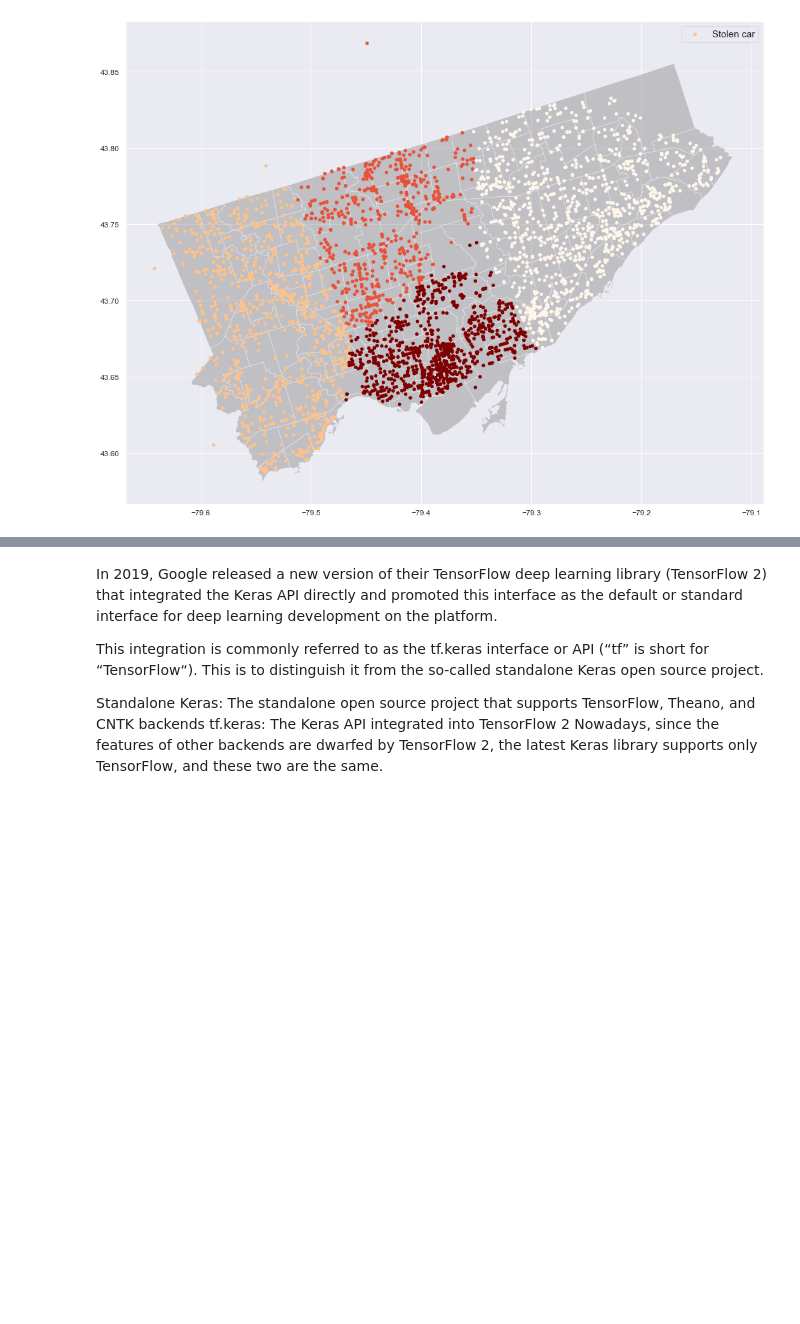
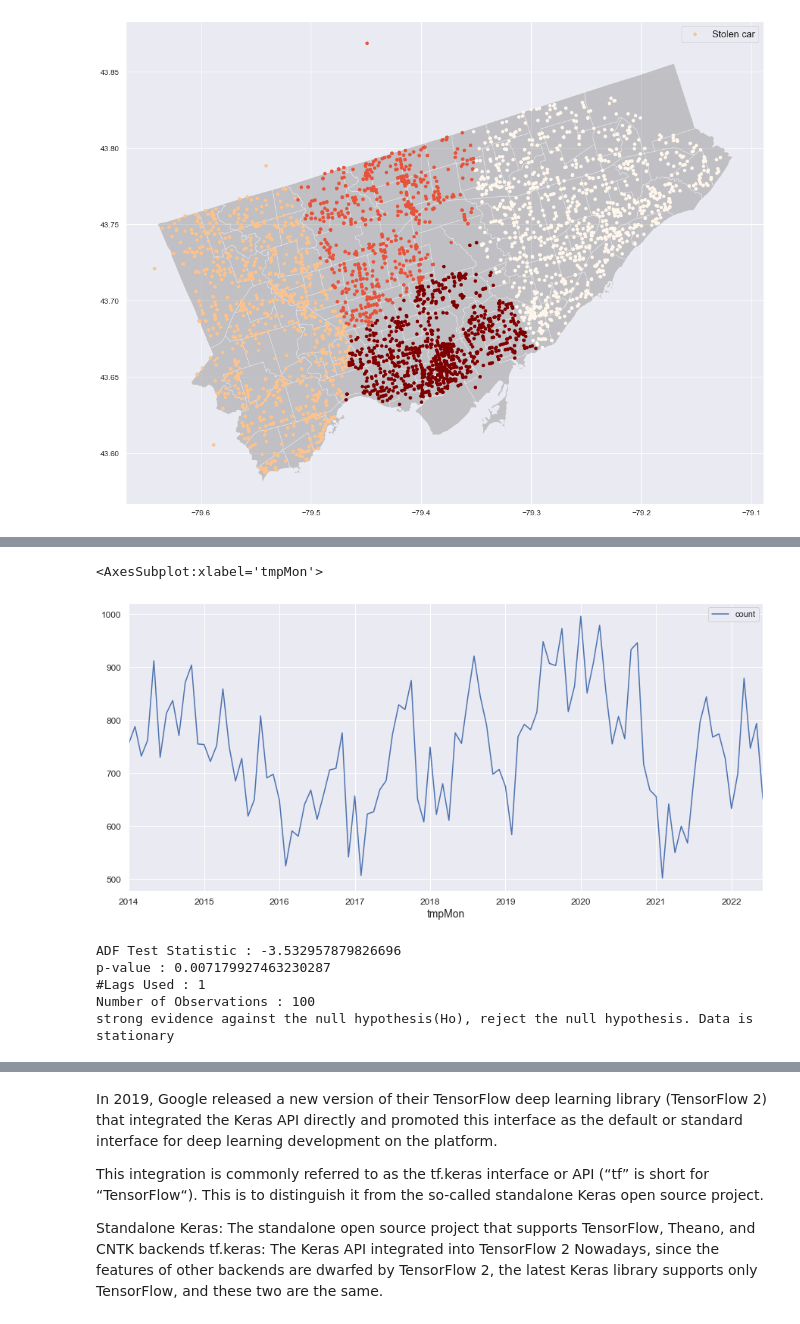
Before and after one commit to pika11/uoft-ml-group4-final-project, a Jupyter notebook: Auto_Theft.ipynb, the cells around one changed output, grey strips where cells are left out. Cells and saved outputs as stored; diff of their text form; code cells hidden in the pictures; blank space fills up the shorter version.

```diff
--- a/Auto_Theft.ipynb
+++ b/Auto_Theft.ipynb
@@ -286,0 +305,6 @@ plt.legend(prop={'size':15})
+# %%
+# create a representation of the month with strfmt
+df['tmpMon'] = df['occurrencedate'].map(lambda dt: dt.strftime('%Y-%m'))
+
+grouped_df = df.groupby('tmpMon').size().to_frame("count").reset_index()
+grouped_df.plot(kind='bar', x='tmpMon', y='count',figsize=(50, 5))
@@ -286,0 +314,11 @@ plt.legend(prop={'size':15})
+# %%
+#df['Date']= pd.to_datetime(df['Date'])
+grouped_df['tmpMon']=pd.to_datetime(grouped_df['tmpMon'])
+grouped_df.set_index('tmpMon',inplace=True)
+# %%
+from pylab import rcParams
+rcParams['figure.figsize'] = 15, 7
+grouped_df.plot()
+# %% [output]
+<AxesSubplot:xlabel='tmpMon'>
+[figure, added]
@@ -286,0 +329,19 @@ plt.legend(prop={'size':15})
+# %%
+def adfuller_test(count):
+    result=adfuller(count)
+    labels = ['ADF Test Statistic','p-value','#Lags Used','Number of Observations']
+    for value,label in zip(result,labels):
+        print(label+' : '+str(value) )
+
+    if result[1] <= 0.05:
+        print("strong evidence against the null hypothesis(Ho), reject the null hypothesis. Data is stationary")
+    else:
+        print("weak evidence against null hypothesis,indicating it is non-stationary ")
+
+adfuller_test(grouped_df['count'])
+# %% [output]
+ADF Test Statistic : -3.532957879826696
+p-value : 0.007179927463230287
+#Lags Used : 1
+Number of Observations : 100
+strong evidence against the null hypothesis(Ho), reject the null hypothesis. Data is stationary
```
Also changed, not shown: parts of 24 cells of this notebook.
